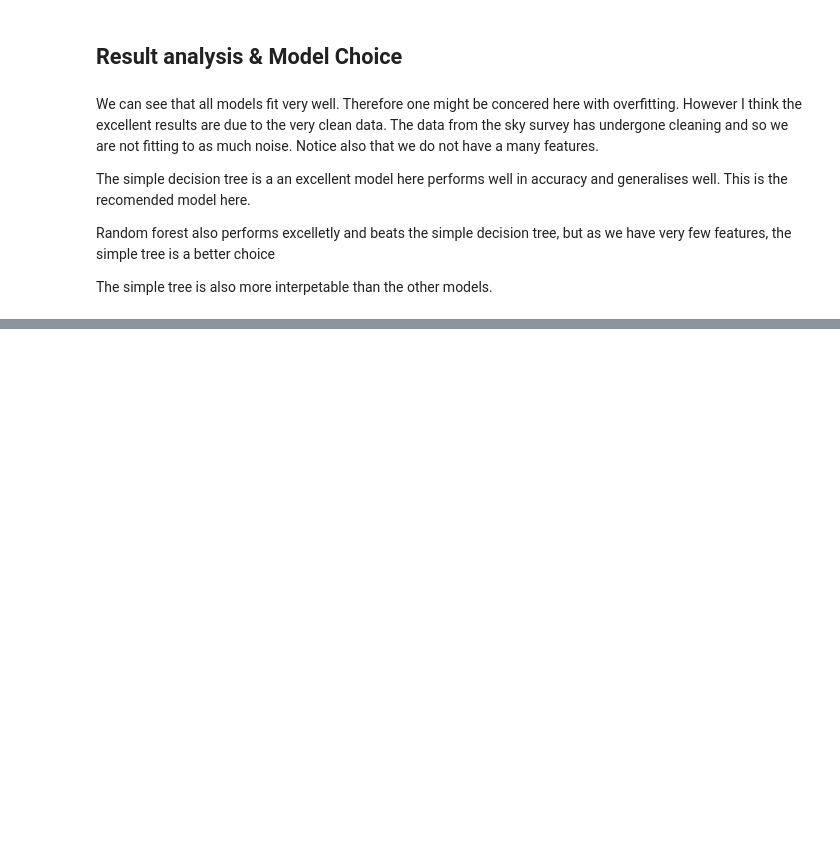
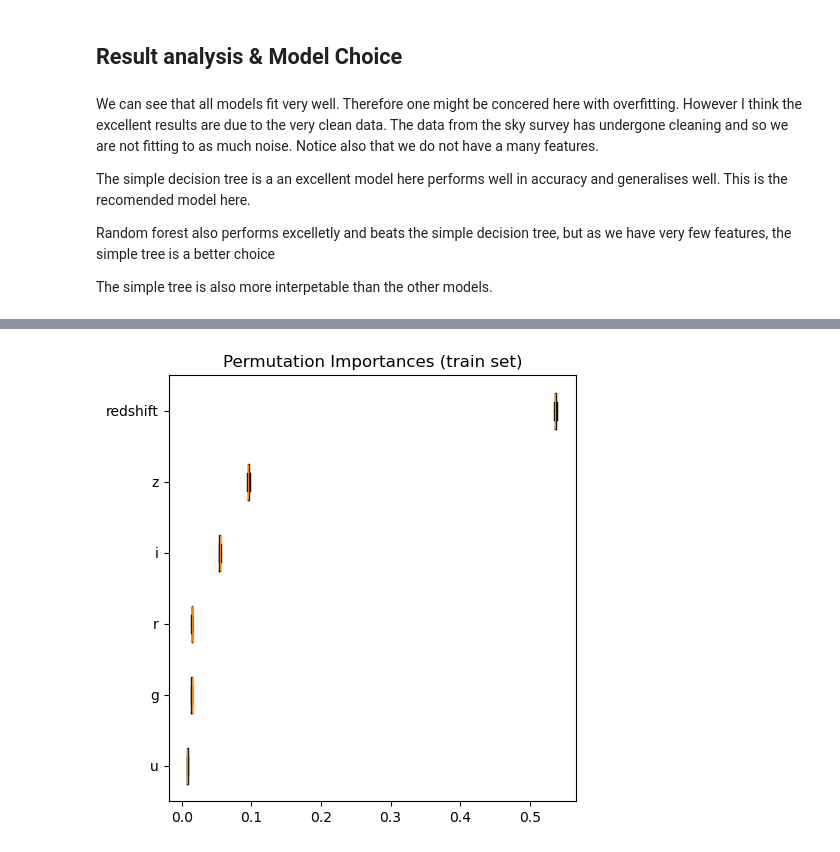
Before and after one commit to raghu-ml/imp-capstone-project, a Jupyter notebook: modelling.ipynb, the cells around one changed output, grey strips where cells are left out. Saved outputs shown, nothing was run; the diff lists cells and outputs as text; code cells hidden in the pictures; blank space fills up the shorter version.

```diff
--- a/modelling.ipynb
+++ b/modelling.ipynb
@@ -341,0 +359,15 @@ tree.plot_tree(model_tree, feature_names=FEATURE_COLS, class_names=output_label,
+# %%
+from sklearn.inspection import permutation_importance
+
+result = permutation_importance(estimator=model_tree , X=X_train , y=y_train , n_repeats=50, random_state=42, n_jobs=10)
+sorted_idx = result.importances_mean.argsort()
+
+fig, ax = plt.subplots(figsize=(5, 5))
+ax.boxplot(
+    result.importances[sorted_idx].T, vert=False, labels=FEATURE_COLS
+)
+ax.set_title("Permutation Importances (train set)")
+fig.tight_layout()
+plt.show()
+# %% [output]
+[figure, added]
```
Also changed, not shown: parts of 14 cells of this notebook, 1 other file.
